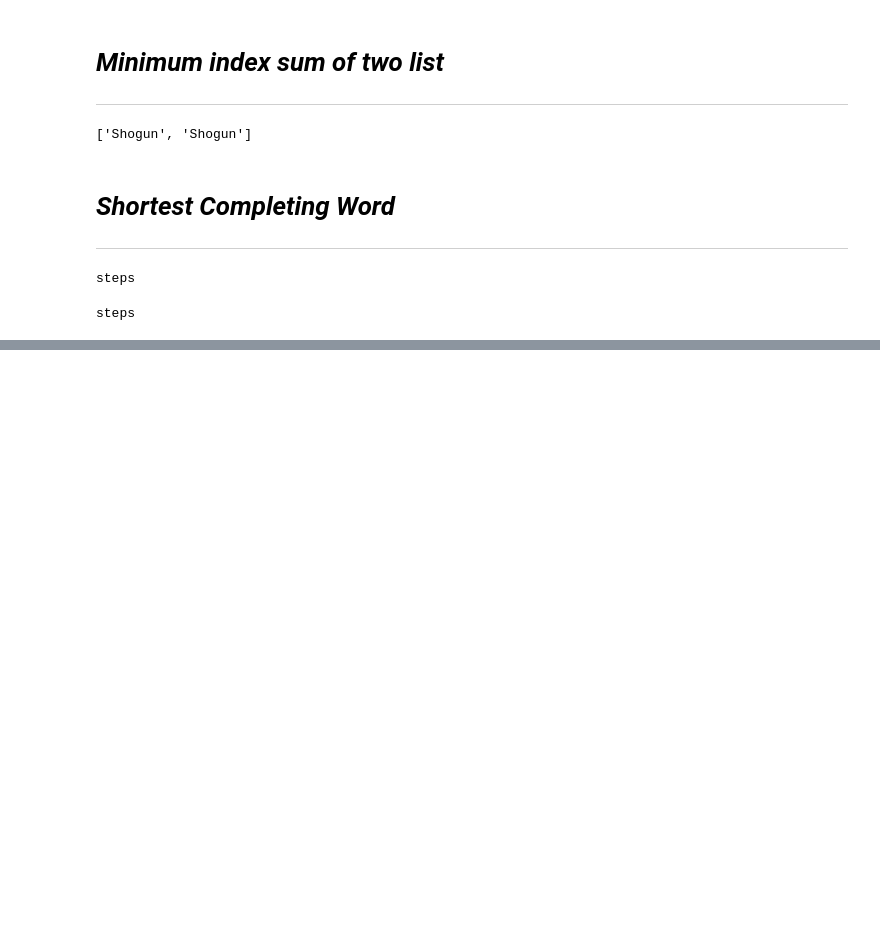
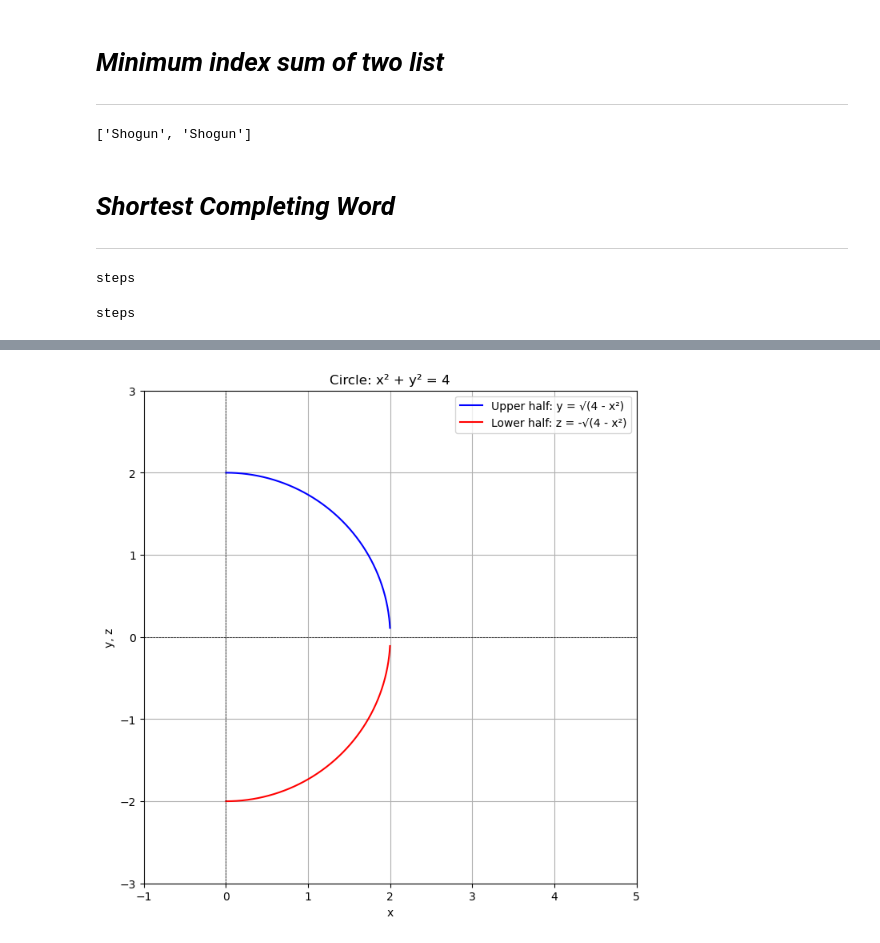
Before and after one commit to deepaknandeshwar17/Basic-Programs-in-python, a Jupyter notebook: DSA_Qn.ipynb, the cells around one changed output, grey strips where cells are left out. Saved outputs shown, nothing was run; the diff lists cells and outputs as text; code cells hidden in the pictures; blank space fills up the shorter version.

```diff
--- a/DSA_Qn.ipynb
+++ b/DSA_Qn.ipynb
@@ -279,0 +351,24 @@ steps
+# %%
+import numpy as np
+import matplotlib.pyplot as plt
+
+x = np.linspace(0, 5, 1000)
+y = np.sqrt(4 - x**2)
+z = -np.sqrt(4 - x**2)
+
+plt.figure(figsize=(8, 8))
+plt.plot(x, y, label='Upper half: y = √(4 - x²)', color='blue')
+plt.plot(x, z, label='Lower half: z = -√(4 - x²)', color='red')
+plt.title('Circle: x² + y² = 4')
+plt.xlabel('x')
+plt.ylabel('y, z')
+plt.axhline(0, color='black', linewidth=0.5, ls='--')
+plt.axvline(0, color='black', linewidth=0.5, ls='--')
+plt.grid()
+plt.legend()
+plt.ylim(-3, 3)
+plt.xlim(-1, 5)
+plt.gca().set_aspect('equal', adjustable='box')
+plt.show()
+# %% [output]
+[figure, added]
```
Also changed, not shown: parts of 5 cells of this notebook, 1 other file.
